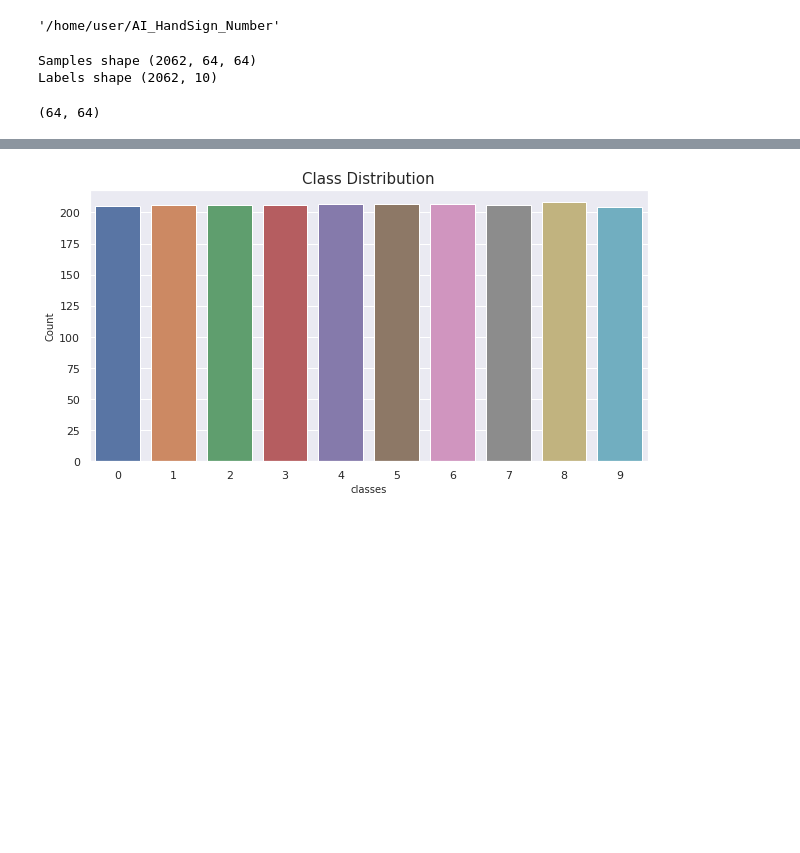
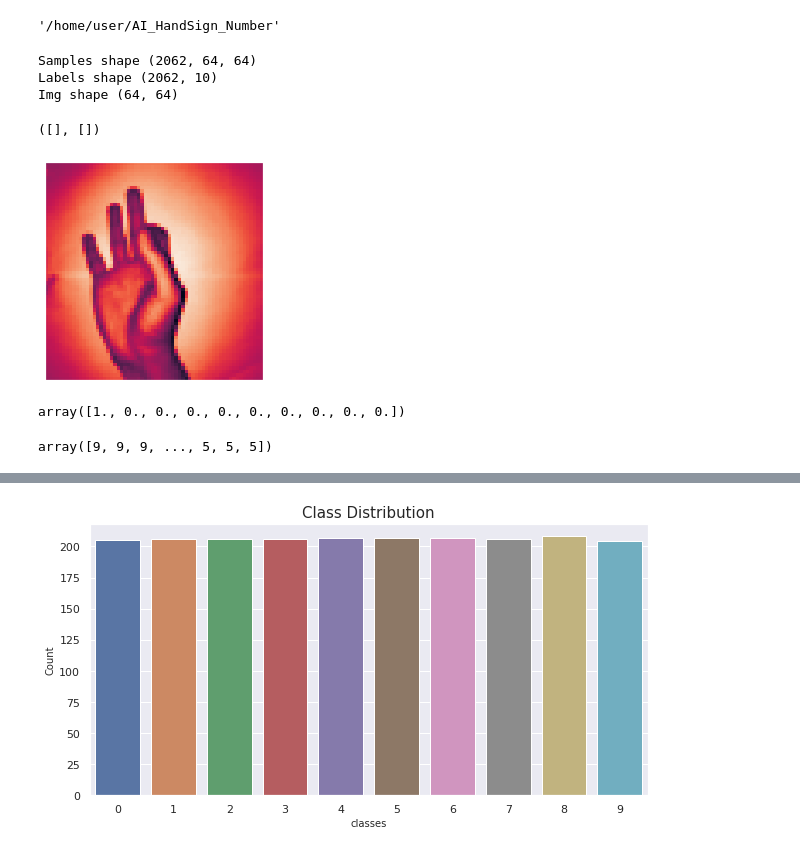
Before and after one commit to Austine316/Prediction_Sign_Language_Digits, a Jupyter notebook: SIgn_Language.ipynb, the cells around one changed output, grey strips where cells are left out. Cells and saved outputs as stored; diff of their text form; code cells hidden in the pictures; blank space fills up the shorter version.

```diff
--- a/SIgn_Language.ipynb
+++ b/SIgn_Language.ipynb
@@ -41,13 +42,11 @@ Y = np.load(path + "/dataset/Y.npy")
 
 print("Samples shape", X.shape)
 print("Labels shape", Y.shape)
+print("Img shape", X[0].shape)
 # %% [output]
 Samples shape (2062, 64, 64)
 Labels shape (2062, 10)
+Img shape (64, 64)
 # %%
 # X is already normalize/preprocessed (i.e )
-# %%
-X[1].shape
-# %% [output]
-(64, 64)
 # %%
@@ -79,3 +78,19 @@ for i in range(0,X.shape[0]):
         label.append(5)
 
 Y_labels = pd.Series(label)
+# %%
+plt.imshow(X[0])
+plt.xticks([])
+plt.yticks([])
+# %% [output]
+([], [])
+[figure, added]
+# %%
+Y[0]
+# %% [output]
+array([1., 0., 0., 0., 0., 0., 0., 0., 0., 0.])
+# %%
+Y_labels = np.array(Y_labels)
+Y_labels
+# %% [output]
+array([9, 9, 9, ..., 5, 5, 5])
```
Also changed, not shown: parts of 26 cells of this notebook, 15 other files.
